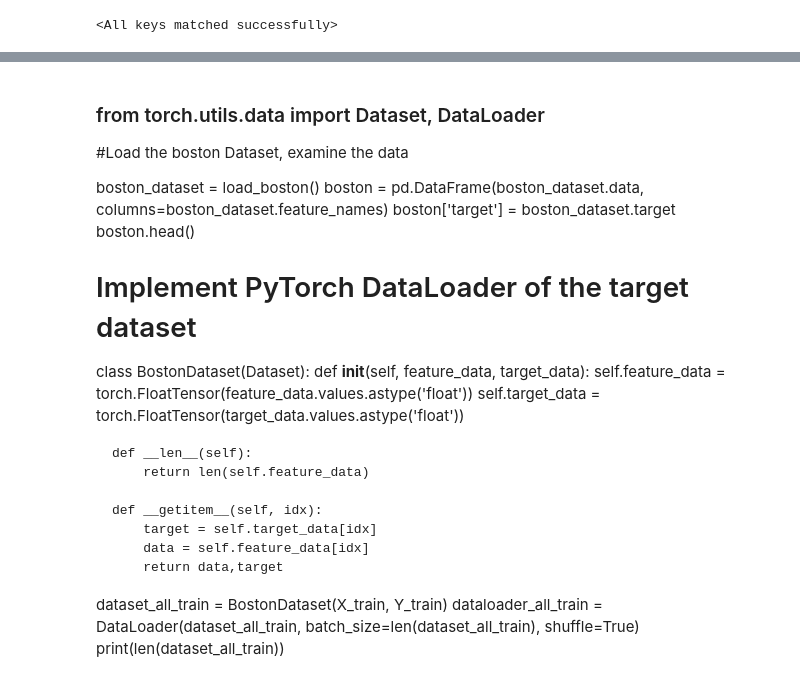
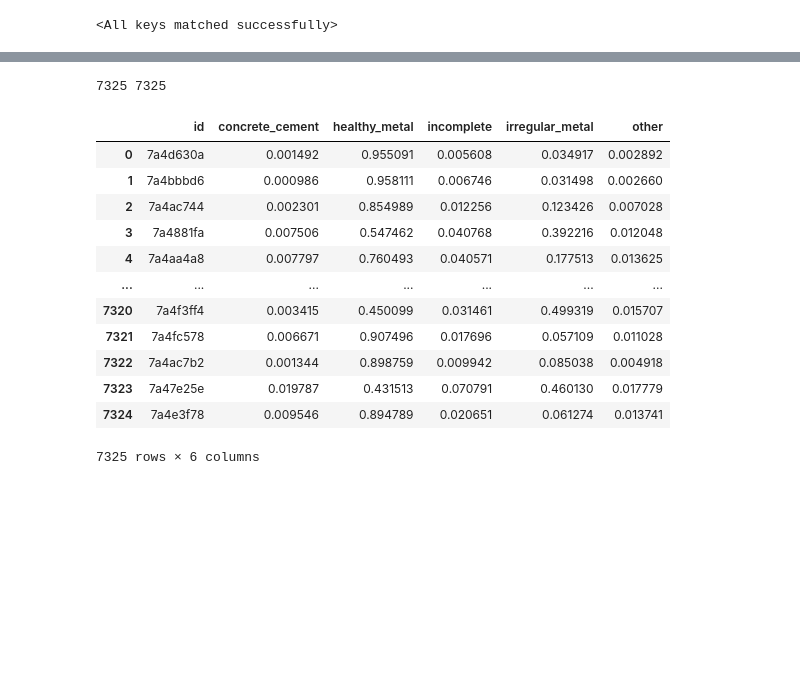
Before and after one commit to wookiekim/OpenAI_Caribbean_Challenge, a Jupyter notebook: Dataloader.ipynb, the cells around one changed output, grey strips where cells are left out. Drawn from its saved outputs; the diff is of its cells as text; code cells hidden in the pictures; blank space fills up the shorter version.

```diff
--- a/Dataloader.ipynb
+++ b/Dataloader.ipynb
@@ -389,28 +174,4 @@ model_ft = train_model(model_ft, criterion, optimizer_ft, exp_lr_scheduler, num_
-# %% [markdown]
-### from torch.utils.data import Dataset, DataLoader
-
-#Load the boston Dataset, examine the data
-
-boston_dataset = load_boston()
-boston = pd.DataFrame(boston_dataset.data, columns=boston_dataset.feature_names)
-boston['target'] = boston_dataset.target
-boston.head()
-
-# Implement PyTorch DataLoader of the target dataset
-
-class BostonDataset(Dataset):
-    def __init__(self, feature_data, target_data):
-        self.feature_data = torch.FloatTensor(feature_data.values.astype('float'))
-        self.target_data = torch.FloatTensor(target_data.values.astype('float'))
-
-    def __len__(self):
-        return len(self.feature_data)
-
-    def __getitem__(self, idx):
-        target = self.target_data[idx]
-        data = self.feature_data[idx]
-        return data,target
-
-dataset_all_train = BostonDataset(X_train, Y_train)
-dataloader_all_train = DataLoader(dataset_all_train, batch_size=len(dataset_all_train), shuffle=True)
-print(len(dataset_all_train))
+# %%
+print(len(test_id), len(test_label))
+# %% [output]
+7325 7325
@@ -416,0 +194,19 @@ print(len(dataset_all_train))
+# %%
+pd.DataFrame(submission_dict).to_csv("submission_result.csv")
+sub_df = pd.read_csv("submission_result.csv",index_col=0)
+# %%
+sub_df
+# %% [output]
+|  | id | concrete_cement | healthy_metal | incomplete | irregular_metal | other |
+| 0 | 7a4d630a | 0.001492 | 0.955091 | 0.005608 | 0.034917 | 0.002892 |
+| 1 | 7a4bbbd6 | 0.000986 | 0.958111 | 0.006746 | 0.031498 | 0.002660 |
+| 2 | 7a4ac744 | 0.002301 | 0.854989 | 0.012256 | 0.123426 | 0.007028 |
+| 3 | 7a4881fa | 0.007506 | 0.547462 | 0.040768 | 0.392216 | 0.012048 |
+| 4 | 7a4aa4a8 | 0.007797 | 0.760493 | 0.040571 | 0.177513 | 0.013625 |
+| ... | ... | ... | ... | ... | ... | ... |
+| 7320 | 7a4f3ff4 | 0.003415 | 0.450099 | 0.031461 | 0.499319 | 0.015707 |
+| 7321 | 7a4fc578 | 0.006671 | 0.907496 | 0.017696 | 0.057109 | 0.011028 |
+| 7322 | 7a4ac7b2 | 0.001344 | 0.898759 | 0.009942 | 0.085038 | 0.004918 |
+| 7323 | 7a47e25e | 0.019787 | 0.431513 | 0.070791 | 0.460130 | 0.017779 |
+| 7324 | 7a4e3f78 | 0.009546 | 0.894789 | 0.020651 | 0.061274 | 0.013741 |
+7325 rows × 6 columns
```
Also changed, not shown: parts of 31 cells of this notebook.
